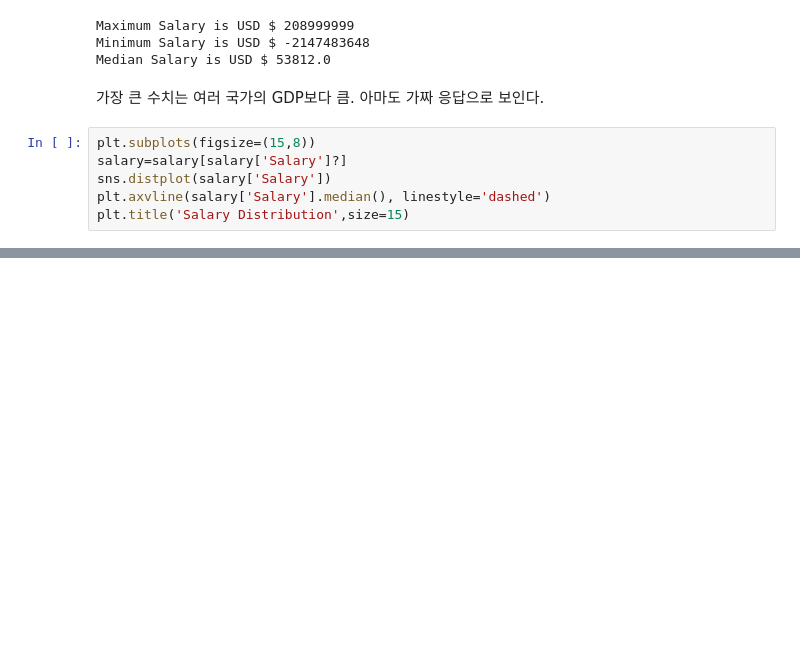
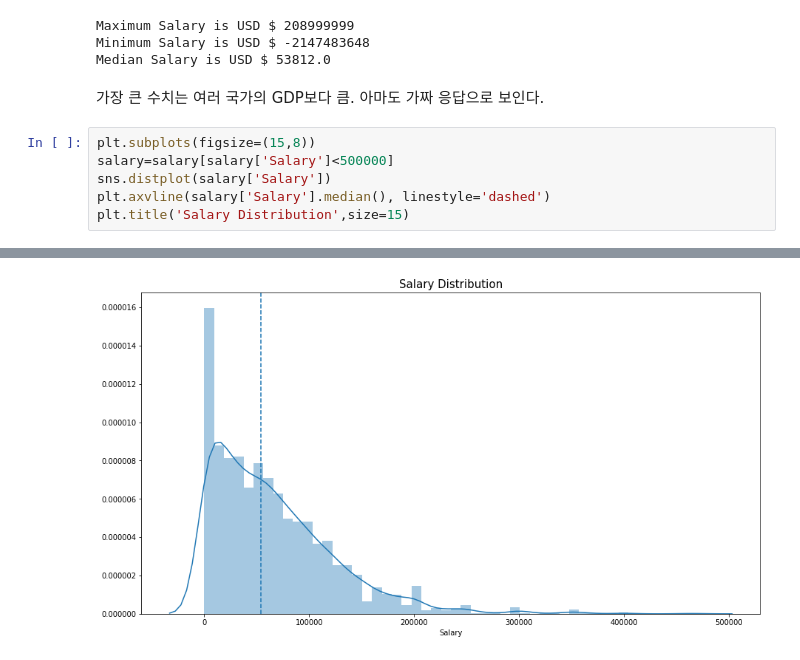
Before and after one commit to eunseokmax/Kaggel_personal, a Jupyter notebook: Kaggle_ML_DS_survey_2017_review.ipynb, the cells around one changed output, grey strips where cells are left out. Drawn from its saved outputs; the diff is of its cells as text; blank space fills up the shorter version.

```diff
--- a/Kaggle_ML_DS_survey_2017_review.ipynb
+++ b/Kaggle_ML_DS_survey_2017_review.ipynb
@@ -700,7 +700,7 @@ Median Salary is USD $ 53812.0
 가장 큰 수치는 여러 국가의 GDP보다 큼. 아마도 가짜 응답으로 보인다.
 # %%
 plt.subplots(figsize=(15,8))
-salary=salary[salary['Salary']?]
+salary=salary[salary['Salary']<500000]
 sns.distplot(salary['Salary'])
 plt.axvline(salary['Salary'].median(), linestyle='dashed')
 plt.title('Salary Distribution',size=15)
@@ -708,0 +709 @@ SyntaxError: invalid syntax (<ipython-input-78-fa4464f69314>, line 2)
+[figure, added]
```
Also changed, not shown: parts of 63 cells of this notebook, 1 other file.
